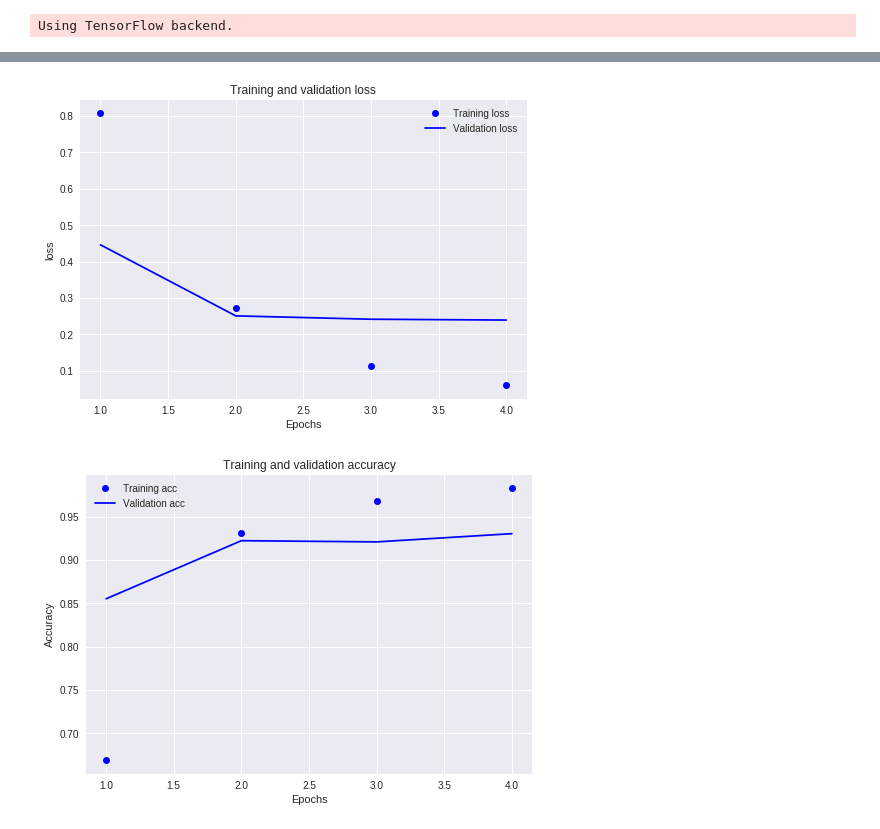
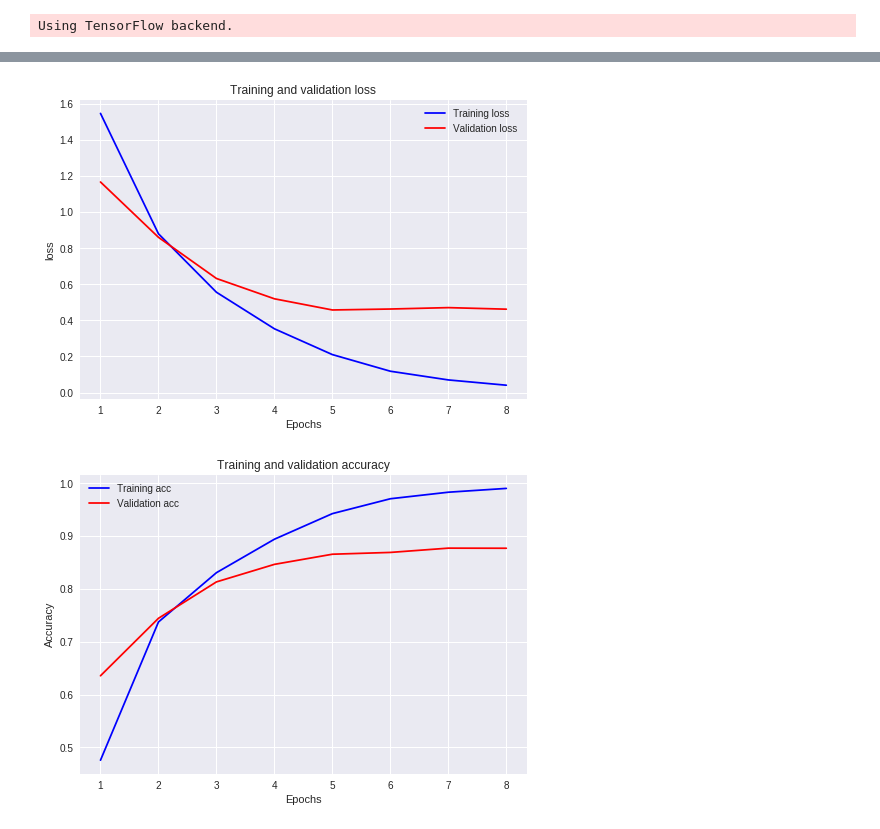
Before and after one commit to 9sako6/BungoClassifier, a Jupyter notebook: pred_author.ipynb, the cells around one changed output, grey strips where cells are left out. Saved outputs shown, nothing was run; the diff lists cells and outputs as text; code cells hidden in the pictures.

```diff
--- a/pred_author.ipynb
+++ b/pred_author.ipynb
@@ -56,6 +57,7 @@ from keras.layers import LSTM
 Using TensorFlow backend.
 # %%
 model = Sequential()
-model.add(Embedding(90000, 300, input_length=50))
+model.add(Embedding(110000, 512, input_length=50))
 model.add(LSTM(32))
-model.add(Dense(4, activation='softmax'))
+model.add(Dense(9, activation='softmax'))
+model.summary()
@@ -76,6 +92,6 @@ partial_x_train = x_train[10000:]
 y_val = one_hot_train_labels[:10000]
 partial_y_train = one_hot_train_labels[10000:]
 # %%
-history = model.fit(partial_x_train, partial_y_train, epochs=4, batch_size=512, validation_data=(x_val, y_val))
+history = model.fit(partial_x_train, partial_y_train, epochs=8, batch_size=512, validation_data=(x_val, y_val))
 # %% [output]
 Train on 50000 samples, validate on 10000 samples
@@ -90,34 +114,34 @@ Epoch 4/4
 # %%
 import matplotlib.pyplot as plt
 
 loss = history.history['loss']
 val_loss = history.history['val_loss']
 
 epochs = range(1, len(loss) + 1)
 
-plt.plot(epochs, loss, 'bo', label='Training loss')
-plt.plot(epochs, val_loss, 'b', label='Validation loss')
+plt.plot(epochs, loss, 'b', label='Training loss')
+plt.plot(epochs, val_loss, 'r', label='Validation loss')
 plt.title('Training and validation loss')
 plt.xlabel('Epochs')
 plt.ylabel('loss')
 plt.legend()
 plt.show()
 # %% [output]
-[figure, old version]
+[figure, new version]
 # %%
 plt.clf()
 
 acc = history.history['acc']
 val_acc = history.history['val_acc']
 
-plt.plot(epochs, acc, 'bo', label='Training acc')
-plt.plot(epochs, val_acc, 'b', label='Validation acc')
+plt.plot(epochs, acc, 'b', label='Training acc')
+plt.plot(epochs, val_acc, 'r', label='Validation acc')
 plt.title('Training and validation accuracy')
 plt.xlabel('Epochs')
 plt.ylabel('Accuracy')
 plt.legend()
 plt.show()
 # %% [output]
-[figure, old version]
+[figure, new version]
 # %%
 model.save('pre_trained_model.h5')
```
Also changed, not shown: parts of 10 cells of this notebook, 5 other files.
